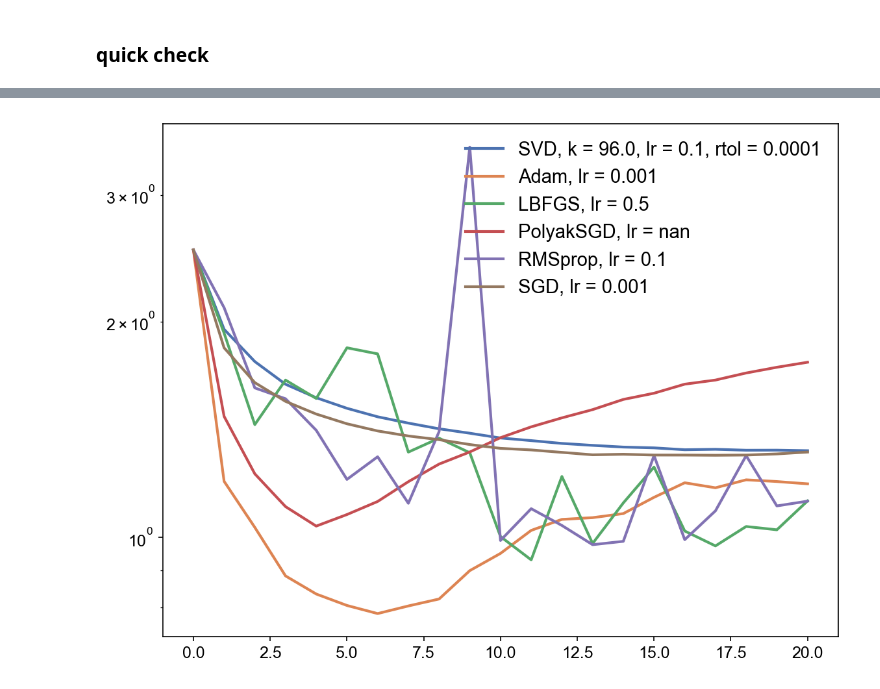
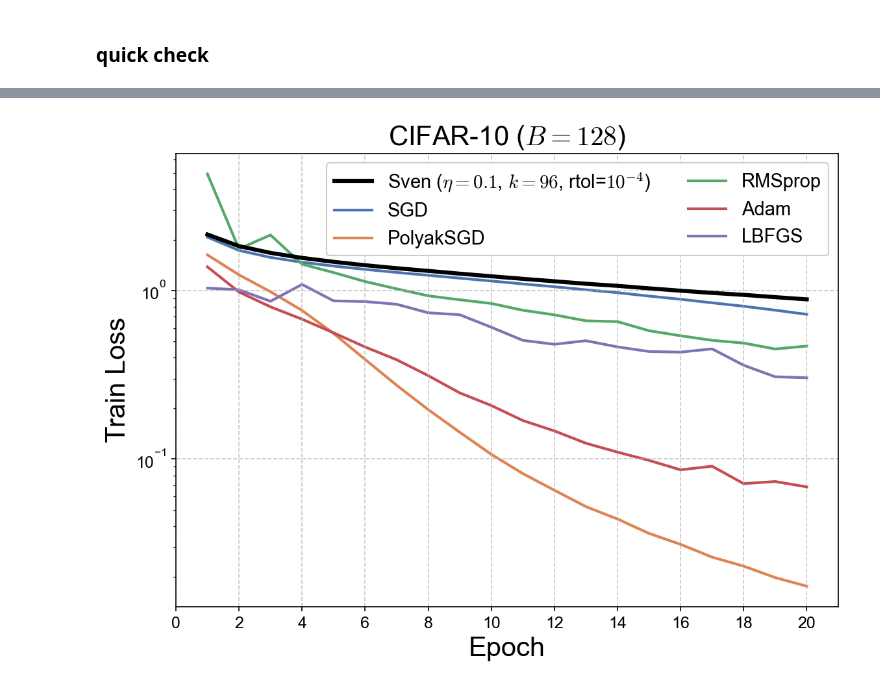
Before and after one commit to sambt/sven-experiments, a Jupyter notebook: analysis/cifar10_analysis.ipynb, the cells around one changed output, grey strips where cells are left out. Drawn from its saved outputs; the diff is of its cells as text; code cells hidden in the pictures.

```diff
--- a/analysis/cifar10_analysis.ipynb
+++ b/analysis/cifar10_analysis.ipynb
@@ -116,27 +114,36 @@ plt.show()
-# %%
-colors = sns.color_palette("deep")
-
-fig, ax = plt.subplots(figsize=(8, 6))
-legend_labels = []
-
-# Best SVD
-for i, o in enumerate(['SVD'] + optimizers):
-    opt_df = df[(df['optimizer'] == o) & (df['batch_size'] == bs)]
-    best_row = df.loc[opt_df['final_val_loss'].idxmin()]
-    losses = get_loss_curve(best_row, 'val')
-    label = o
-    if o == 'SVD':
-        label += f", k = {best_row['k']}, lr = {best_row['lr']}, rtol = {best_row['rtol']}"
-    else:
-        label += f", lr = {best_row['lr']}"
-    plt.plot(losses, label=label, color=colors[i])
-
-plt.yscale('log')
-plt.legend()
-#plt.xlim([0,100])
-
-plt.tight_layout()
-#plt.savefig(PLOT_DIR / 'train_loss_best.pdf')
-plt.show()
-# %% [output]
-[figure, removed]
+# %%
+colors = sns.color_palette("deep")
+
+fig, ax = plt.subplots(figsize=(8, 6))
+legend_labels = []
+
+# Best SVD no rmsprop
+best_svd_row_noRMSprop = df_svd_reg.loc[df_svd_reg[df_svd_reg['batch_size'] == bs]['final_val_loss'].idxmin()]
+train_curve_noRMSprop = get_loss_curve(best_svd_row_noRMSprop, 'train')
+n_epochs = len(train_curve_noRMSprop)
+epochs_train = np.arange(n_epochs)+1
+ax.plot(epochs_train, train_curve_noRMSprop, color='k', linestyle='-', linewidth=3, label=f"Sven ($\eta={best_svd_row_noRMSprop['lr']}$, $k={int(best_svd_row_noRMSprop['k'])}$, rtol=${lr_labels[best_svd_row_noRMSprop['rtol']]}$)",zorder=2)
+
+# Best baselines
+for i, opt in enumerate(['SGD','PolyakSGD','RMSprop','Adam','LBFGS']):
+    opt_df = df_baseline[(df_baseline['optimizer'] == opt) & (df_baseline['batch_size'] == bs)]
+    best_row = df.loc[opt_df['final_val_loss'].idxmin()]
+    #label = f"{opt} ($\eta={lr_labels[best_row['lr']]}$)" if opt != "PolyakSGD" else f"{opt}"
+    label = f"{opt}"
+    ax.plot(epochs_train, get_loss_curve(best_row, 'train'), color=colors[i], linewidth=2, label=label,zorder=1)
+
+ax.set_xlabel('Epoch')
+ax.set_ylabel('Train Loss')
+ax.set_yscale('log')
+plt.legend(ncol=2,loc='upper right',frameon=True,framealpha=1)
+ax.set_title(f"CIFAR-10 ($B = {bs}$)")
+#plt.ylim([2e-2,1.0])
+plt.xlim(0,n_epochs+1)
+plt.xticks(np.arange(0, n_epochs+1, max(1, n_epochs//10)))
+plt.grid(axis='both', linestyle='--', alpha=0.7, zorder=0)
+
+plt.tight_layout()
+plt.savefig(PLOT_DIR / 'train_loss_best.pdf')
+plt.show()
+# %% [output]
+[figure, added]
```
Also changed, not shown: parts of 6 cells of this notebook, 12 other files.
